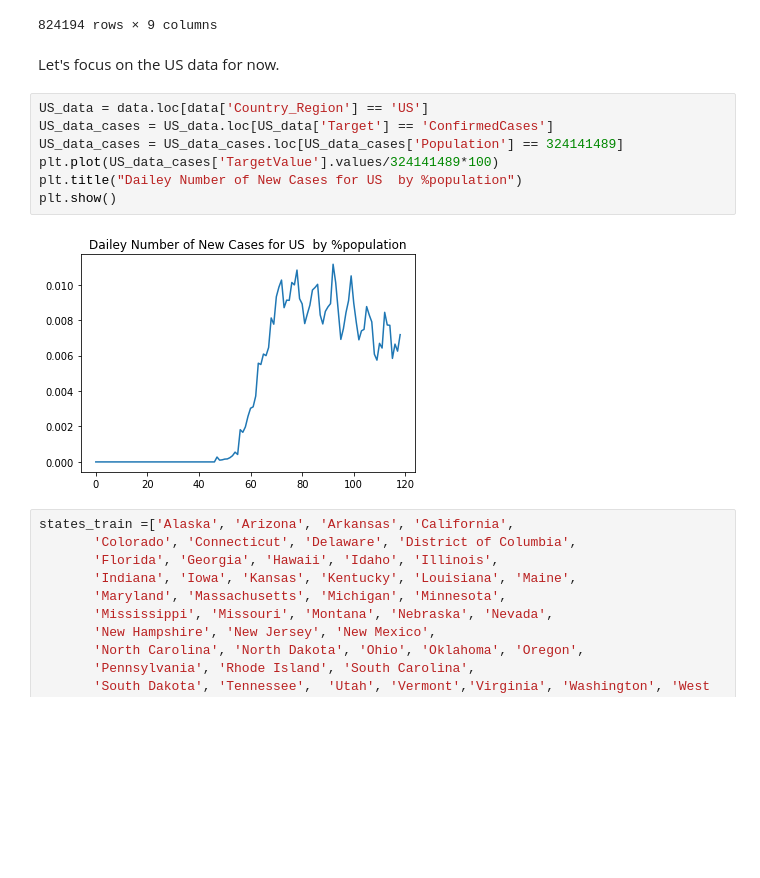
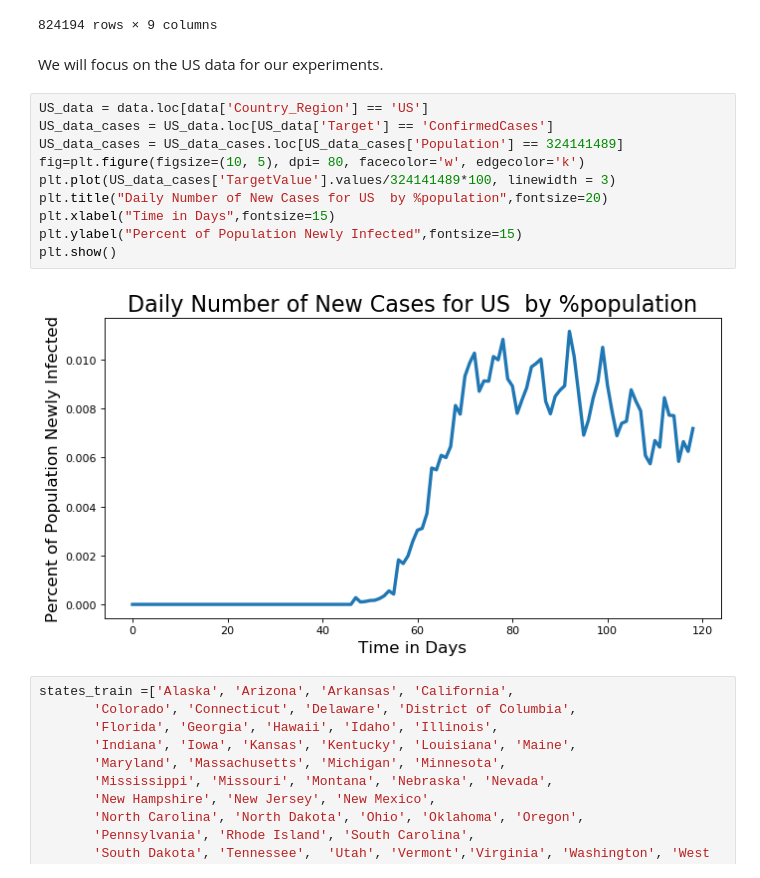
Before and after one commit to shlizee/Seq2SeqEpidemics, a Jupyter notebook: Blog post.ipynb, the cells around one changed output. Drawn from its saved outputs; the diff is of its cells as text; blank space fills up the shorter version.

```diff
--- a/Blog post.ipynb
+++ b/Blog post.ipynb
@@ -646,16 +633,19 @@ data
 | 824193 | 969598 | NaN | NaN | Zimbabwe | 14240168 | 0.607106 | 2020-05-20 | Fatalities | 0.0 |
 824194 rows × 9 columns
 # %% [markdown]
-Let's focus on the US data for now.
+We will focus on the US data for our experiments.
 # %%
 US_data = data.loc[data['Country_Region'] == 'US']
 US_data_cases = US_data.loc[US_data['Target'] == 'ConfirmedCases']
 US_data_cases = US_data_cases.loc[US_data_cases['Population'] == 324141489]
-plt.plot(US_data_cases['TargetValue'].values/324141489*100)
-plt.title("Dailey Number of New Cases for US  by %population")
+fig=plt.figure(figsize=(10, 5), dpi= 80, facecolor='w', edgecolor='k')
+plt.plot(US_data_cases['TargetValue'].values/324141489*100, linewidth = 3)
+plt.title("Daily Number of New Cases for US  by %population",fontsize=20)
+plt.xlabel("Time in Days",fontsize=15)
+plt.ylabel("Percent of Population Newly Infected",fontsize=15)
 plt.show()
 # %% [output]
-[figure, old version]
+[figure, new version]
 # %%
 states_train =['Alaska', 'Arizona', 'Arkansas', 'California',
        'Colorado', 'Connecticut', 'Delaware', 'District of Columbia',
```
Also changed, not shown: parts of 86 cells of this notebook, 4 other files.
